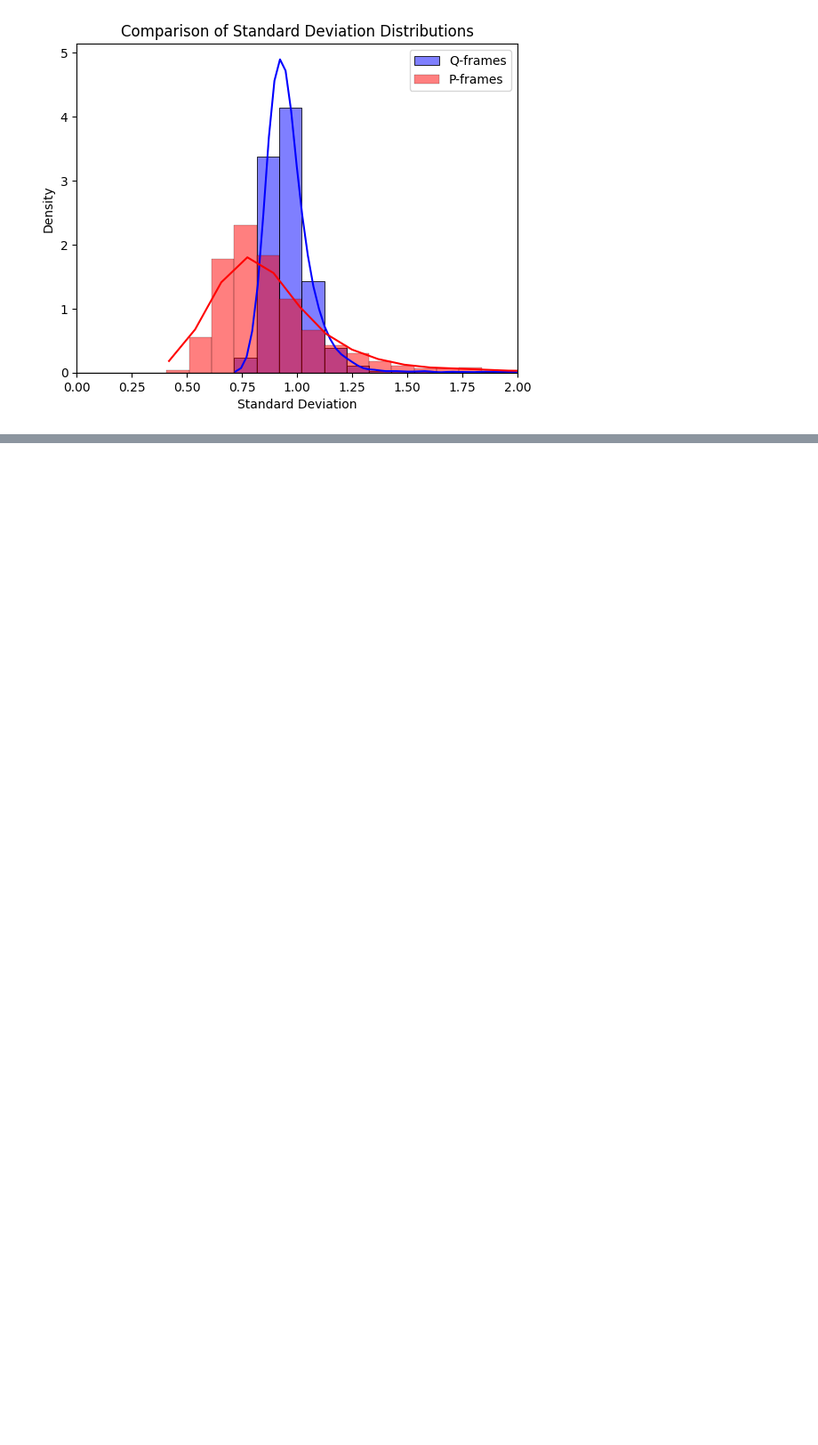
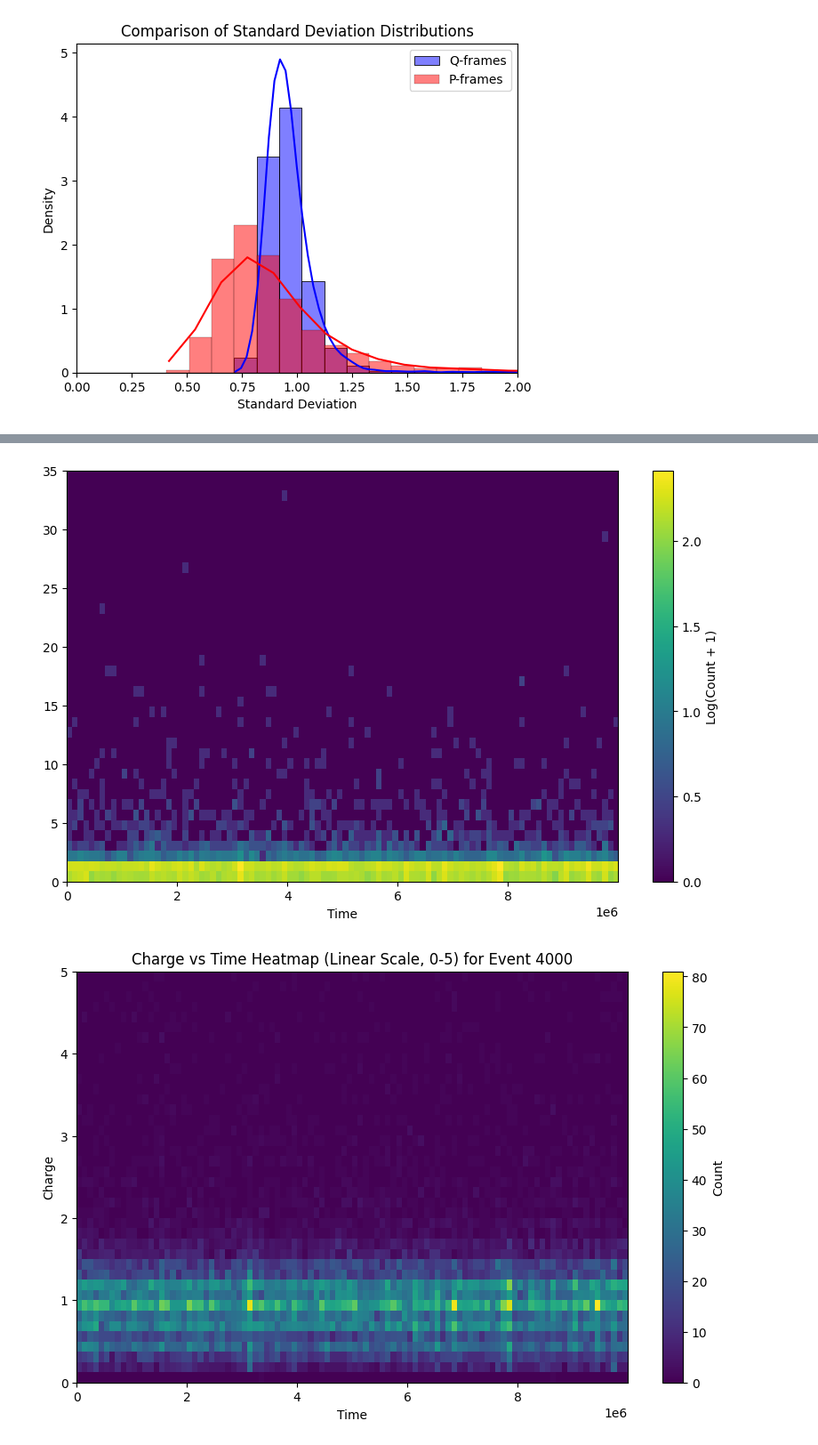
Before and after one commit to smsnfi12/bachelor-thesis, a Jupyter notebook: notebooks/p_q_frames.ipynb, the cells around one changed output, grey strips where cells are left out. Shown at 89% size. Drawn from its saved outputs; the diff is of its cells as text; code cells hidden in the pictures; blank space fills up the shorter version.

```diff
--- a/notebooks/p_q_frames.ipynb
+++ b/notebooks/p_q_frames.ipynb
@@ -394,9 +435,3 @@ plt.show()
 # %% [output]
 [figure]
 [figure]
-# %%
-df_q['time_bin'] = pd.cut(df_q['time'], bins=100)
-time_q_stats = df_q.groupby(['time_bin', 'string', 'om'], observed=True)['charge'].mean().reset_index()
-
-df_p['time_bin'] = pd.cut(df_p['time'], bins=100)
-time_p_stats = df_p.groupby(['time_bin', 'string', 'om'], observed=True)['charge'].mean().reset_index()
@@ -720,0 +516,69 @@ Threshold for high mean charge: 1.0112156242454493
+# %%
+charge_threshold = 0
+
+# Identify events where the maximum charge exceeds the threshold
+max_charge_per_event = df_q.groupby('Event')['charge'].max()
+filtered_events = max_charge_per_event[max_charge_per_event > charge_threshold].index
+
+# Filter the dataset to include only these events
+df_filtered = df_q[df_q['Event'].isin(filtered_events)]
+# %%
+# Part 2: Heat maps of charge per time for one 'Event'
+def plot_heatmap_single_event(data, event_id, time_bins=100, charge_bins=40):
+    single_event_data = data[data['Event'] == event_id]
+    if single_event_data.empty:
+        print(f"No data available for Event {event_id}.")
+        return
+
+    # Create a 2D histogram (heatmap) for log scale
+    heatmap_log, xedges_log, yedges_log = np.histogram2d(
+        single_event_data['time'],
+        single_event_data['charge'],
+        bins=[time_bins, charge_bins],
+        range=[[single_event_data['time'].min(), single_event_data['time'].max()], [0, 35]]
+    )
+
+    # Apply log scale to the heatmap counts
+    heatmap_log = np.log10(heatmap_log + 1)  # Add 1 to avoid log(0)
+
+    # Plot the heatmap with log scale
+    plt.figure(figsize=(10, 6))
+    plt.imshow(
+        heatmap_log.T, origin='lower', aspect='auto',
+        extent=[xedges_log[0], xedges_log[-1], yedges_log[0], yedges_log[-1]]
+    )
+    plt.colorbar(label='Log(Count + 1)')
+    plt.xlabel('Time')
+    plt.show()
+
+    # Create a 2D histogram (heatmap) for linear scale
+    heatmap_linear, xedges_linear, yedges_linear = np.histogram2d(
+        single_event_data['time'],
+        single_event_data['charge'],
+        bins=[time_bins, charge_bins],
+        range=[[single_event_data['time'].min(), single_event_data['time'].max()], [0, 5]]
+    )
+
+    # Plot the heatmap with linear scale
+    plt.figure(figsize=(10, 6))
+    plt.imshow(
+        heatmap_linear.T, origin='lower', aspect='auto',
+        extent=[xedges_linear[0], xedges_linear[-1], yedges_linear[0], yedges_linear[-1]]
+    )
+    plt.colorbar(label='Count')
+    plt.xlabel('Time')
+    plt.ylabel('Charge')
+    plt.title(f'Charge vs Time Heatmap (Linear Scale, 0-5) for Event {event_id}')
+    plt.savefig('plots/charge_time_1_lin.png')
+    plt.show()
+
+# Select an example event to plot (first event in filtered dataset)
+if not filtered_events.empty:
+    example_event_id = filtered_events[4000]
+    plot_heatmap_single_event(df_filtered, example_event_id)
+
+else:
+    print("No events meet the charge threshold.")
+# %% [output]
+[figure, added]
+[figure, added]
```
Also changed, not shown: parts of 25 cells of this notebook, 29 other files.
